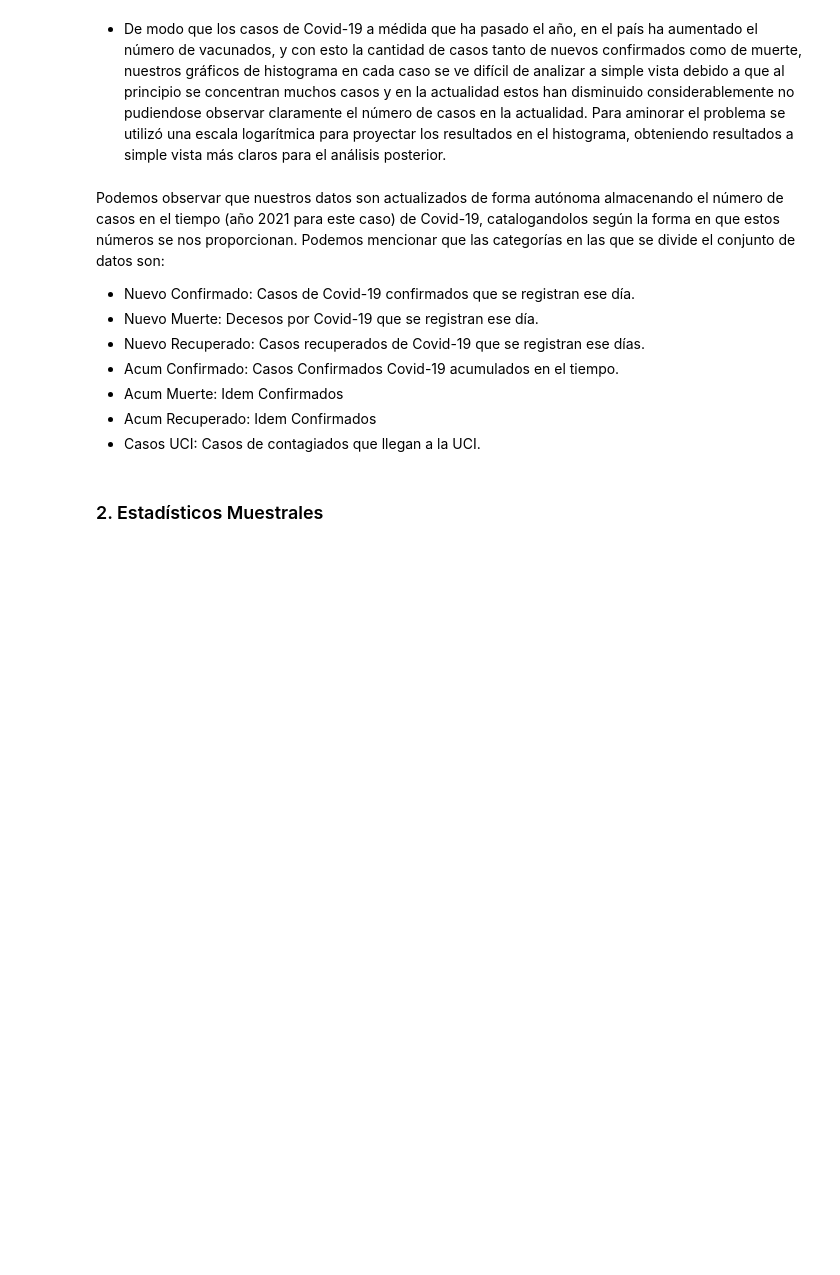
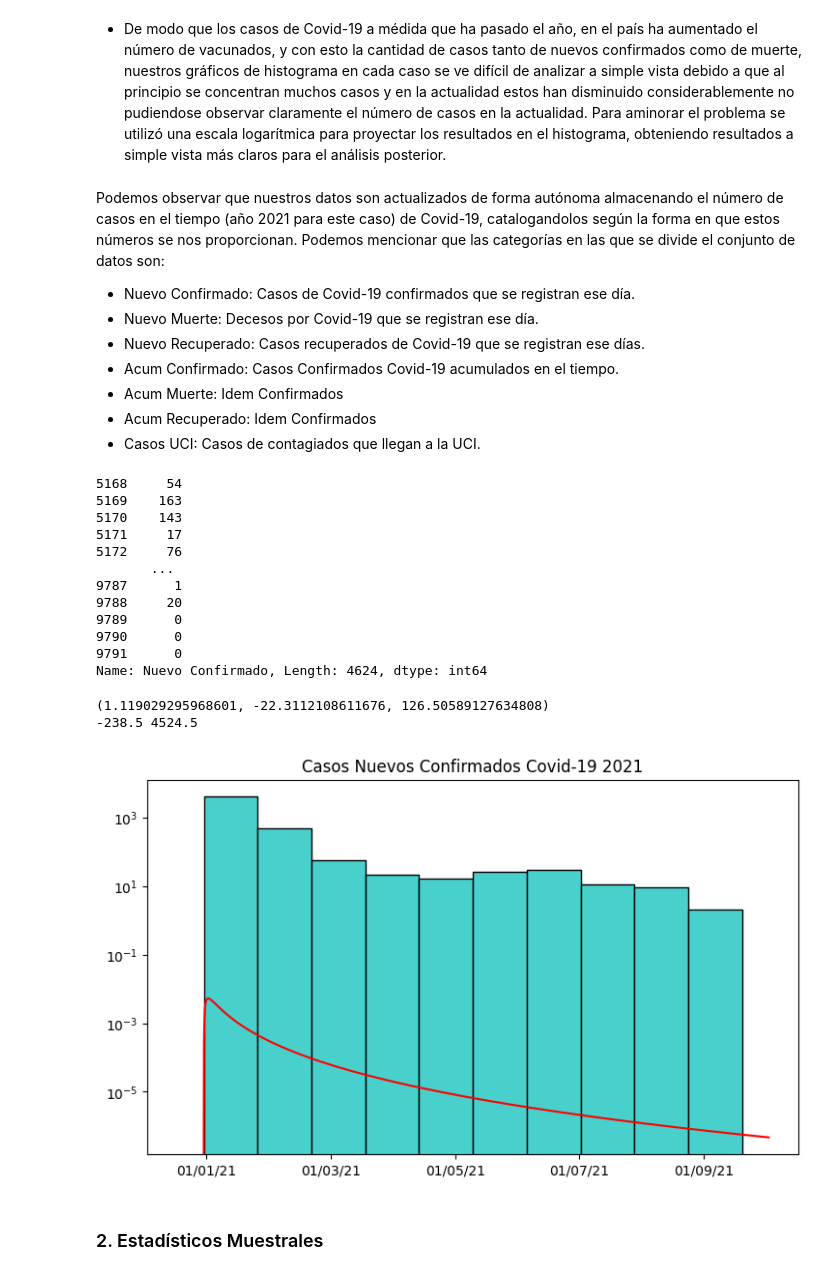
Before and after one commit to dmoram/Laboratorios_Simulacion, a Jupyter notebook: Proyecto/ProyectoUnidad1.ipynb, the cells around one changed output. Cells and saved outputs as stored; diff of their text form; code cells hidden in the pictures; blank space fills up the shorter version.

```diff
--- a/Proyecto/ProyectoUnidad1.ipynb
+++ b/Proyecto/ProyectoUnidad1.ipynb
@@ -485,6 +486,53 @@ Podemos observar que nuestros datos son actualizados de forma autónoma almacena
 - Acum Muerte: Idem Confirmados
 - Acum Recuperado: Idem Confirmados
 - Casos UCI: Casos de contagiados que llegan a la UCI.
+# %%
+#Distribución empírica
+
+fig, axs = plt.subplots(1,1, figsize=(8,5))
+fig.tight_layout(pad=3.0)
+axs.set_yscale('log')
+axs.hist(data['Nuevo Confirmado'], color = 'mediumturquoise', edgecolor = 'black')
+axs.set_title('Casos Nuevos Confirmados Covid-19 2021')
+
+axs.set_xticks([1000*i for i in range(5)])
+axs.set_xticklabels(['01/01/21', '01/03/21', '01/05/21','01/07/21','01/09/21'])
+
+display.display(data['Nuevo Confirmado'])
+
+args = scipy.stats.lognorm.fit(data['Nuevo Confirmado'])
+
+print(args)
+
+# Plot the PDF.
+xmin, xmax = plt.xlim()
+print(xmin, xmax)
+vec = list(range(round(xmin), round(xmax)))
+s=.954
+vec_lognorm = []
+for i in vec:
+    vec_lognorm.append(scipy.stats.lognorm.pdf(x=i, s=args[0], loc=args[1], scale=args[2]))
+
+
+axs.plot(vec , vec_lognorm, color='red')
+
+plt.draw()
+# %% [output]
+5168     54
+5169    163
+5170    143
+5171     17
+5172     76
+       ...
+9787      1
+9788     20
+9789      0
+9790      0
+9791      0
+Name: Nuevo Confirmado, Length: 4624, dtype: int64
+(1.119029295968601, -22.3112108611676, 126.50589127634808)
+-238.5 4524.5
+[figure, added]
 # %% [markdown]
 ### 2. Estadísticos Muestrales
 # %%
```
Also changed, not shown: parts of 4 cells of this notebook.
